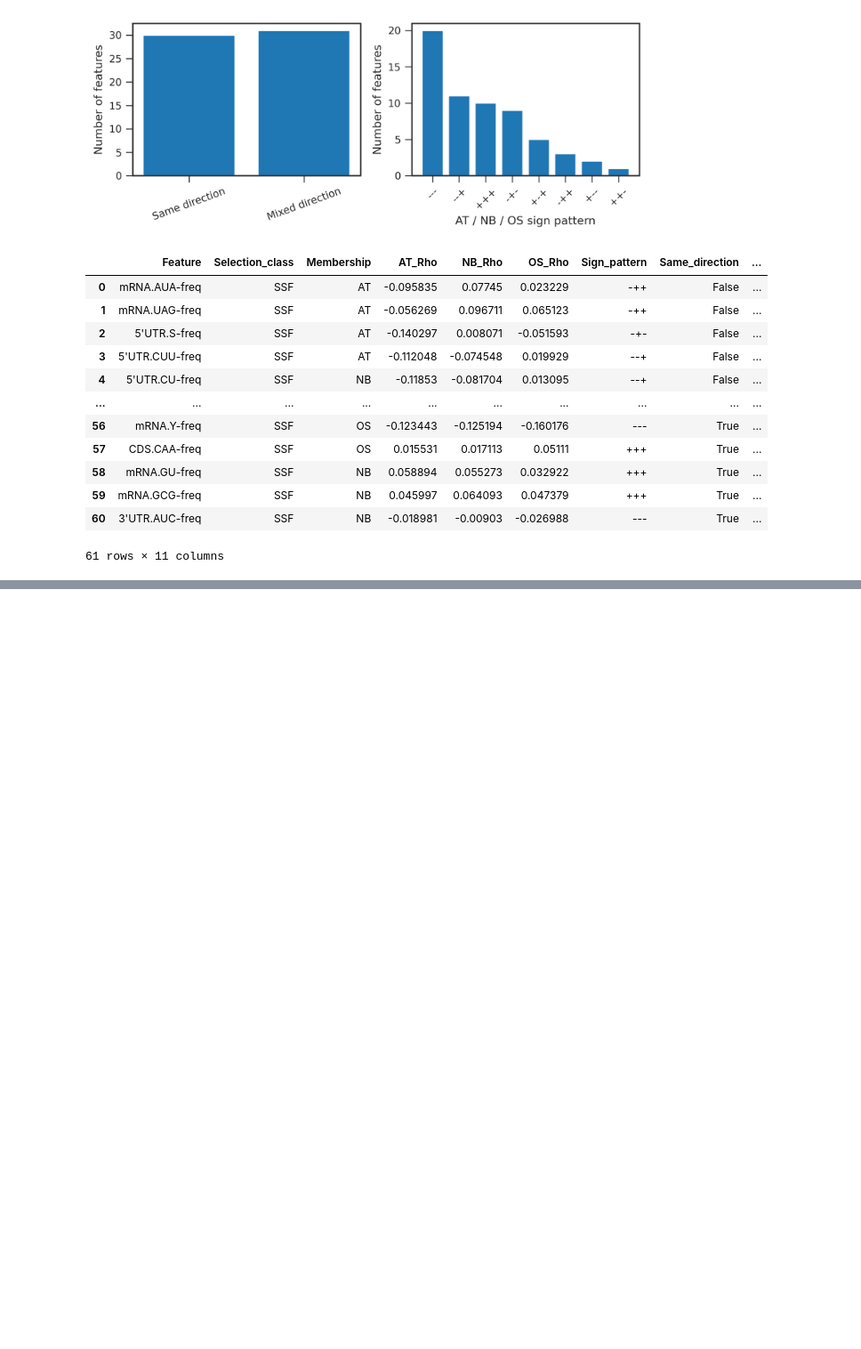
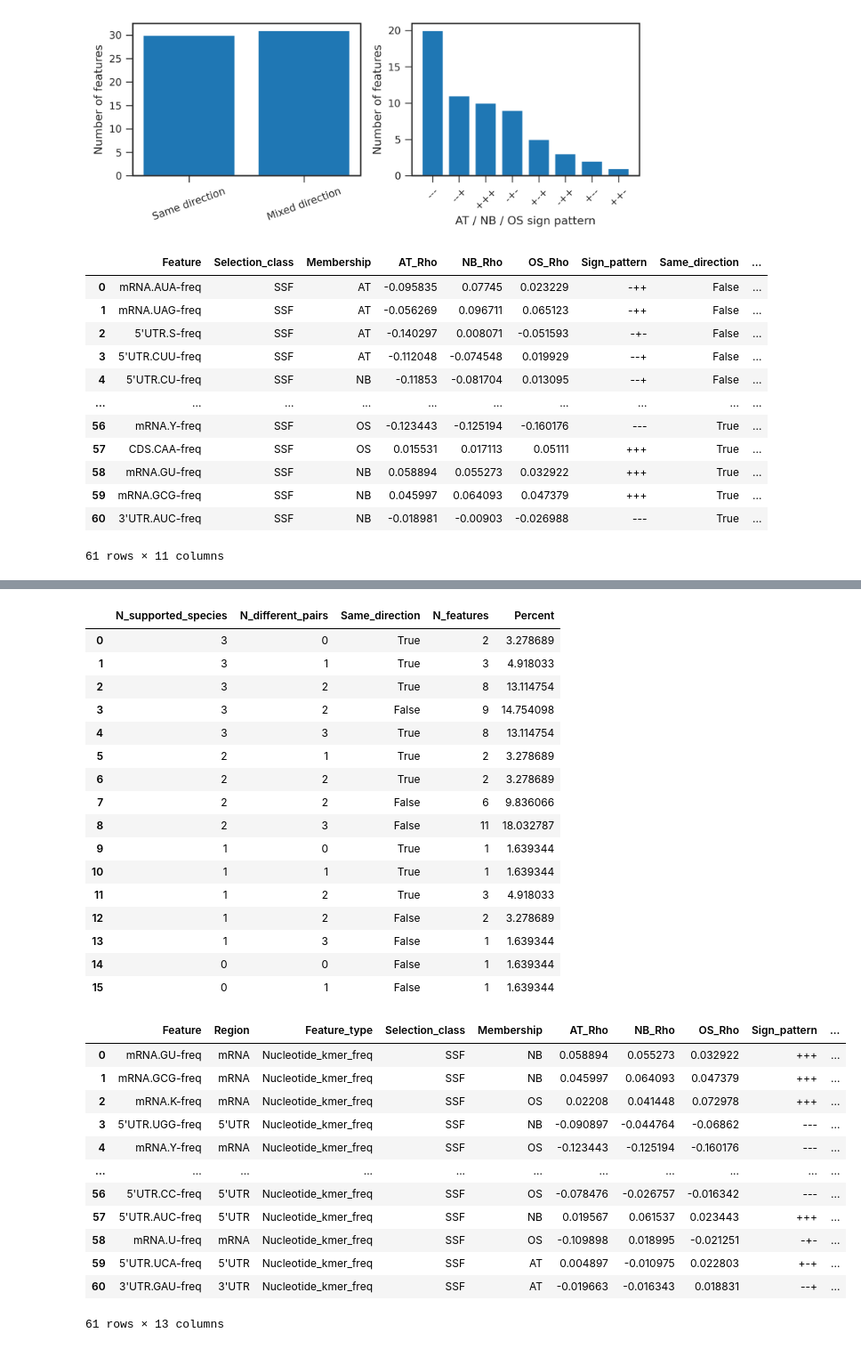
Before and after one commit to ih-11/regression, a Jupyter notebook: notebooks/notebook5.ipynb, the cells around one changed output, grey strips where cells are left out. Shown at 89% size. Saved outputs shown, nothing was run; the diff lists cells and outputs as text; code cells hidden in the pictures; blank space fills up the shorter version.

```diff
--- a/notebooks/notebook5.ipynb
+++ b/notebooks/notebook5.ipynb
@@ -1596,0 +1667,63 @@ plt.show()
+# %%
+# ============================================
+# 16. Joint evidence combinations
+# ============================================
+
+joint_summary_df = (
+    pr_evidence_df
+    .groupby(["N_supported_species", "N_different_pairs", "Same_direction"])
+    .size().rename("N_features").reset_index()
+)
+
+joint_summary_df["Percent"] = 100 * joint_summary_df["N_features"] / len(pr_evidence_df)
+joint_summary_df = joint_summary_df.sort_values(
+    ["N_supported_species", "N_different_pairs", "Same_direction"],
+    ascending=[False, True, False]
+).reset_index(drop=True)
+
+display(joint_summary_df)
+
+joint_feature_df = (
+    pr_evidence_df[
+        ["Feature", "Region", "Feature_type", "Selection_class", "Membership",
+         "AT_Rho", "NB_Rho", "OS_Rho", "Sign_pattern",
+         "N_supported_species", "N_different_pairs", "Same_direction",
+         "Effect_range"]
+    ]
+    .sort_values(["N_supported_species", "N_different_pairs", "Effect_range"],
+                 ascending=[False, True, False])
+    .reset_index(drop=True)
+)
+
+display(joint_feature_df)
+# %% [output]
+|  | N_supported_species | N_different_pairs | Same_direction | N_features | Percent |
+| 0 | 3 | 0 | True | 2 | 3.278689 |
+| 1 | 3 | 1 | True | 3 | 4.918033 |
+| 2 | 3 | 2 | True | 8 | 13.114754 |
+| 3 | 3 | 2 | False | 9 | 14.754098 |
+| 4 | 3 | 3 | True | 8 | 13.114754 |
+| 5 | 2 | 1 | True | 2 | 3.278689 |
+| 6 | 2 | 2 | True | 2 | 3.278689 |
+| 7 | 2 | 2 | False | 6 | 9.836066 |
+| 8 | 2 | 3 | False | 11 | 18.032787 |
+| 9 | 1 | 0 | True | 1 | 1.639344 |
+| 10 | 1 | 1 | True | 1 | 1.639344 |
+| 11 | 1 | 2 | True | 3 | 4.918033 |
+| 12 | 1 | 2 | False | 2 | 3.278689 |
+| 13 | 1 | 3 | False | 1 | 1.639344 |
+| 14 | 0 | 0 | False | 1 | 1.639344 |
+| 15 | 0 | 1 | False | 1 | 1.639344 |
+|  | Feature | Region | Feature_type | Selection_class | Membership | AT_Rho | NB_Rho | OS_Rho | Sign_pattern | ... |
+| 0 | mRNA.GU-freq | mRNA | Nucleotide_kmer_freq | SSF | NB | 0.058894 | 0.055273 | 0.032922 | +++ | ... |
+| 1 | mRNA.GCG-freq | mRNA | Nucleotide_kmer_freq | SSF | NB | 0.045997 | 0.064093 | 0.047379 | +++ | ... |
+| 2 | mRNA.K-freq | mRNA | Nucleotide_kmer_freq | SSF | OS | 0.02208 | 0.041448 | 0.072978 | +++ | ... |
+| 3 | 5'UTR.UGG-freq | 5'UTR | Nucleotide_kmer_freq | SSF | NB | -0.090897 | -0.044764 | -0.06862 | --- | ... |
+| 4 | mRNA.Y-freq | mRNA | Nucleotide_kmer_freq | SSF | OS | -0.123443 | -0.125194 | -0.160176 | --- | ... |
+| ... | ... | ... | ... | ... | ... | ... | ... | ... | ... | ... |
+| 56 | 5'UTR.CC-freq | 5'UTR | Nucleotide_kmer_freq | SSF | OS | -0.078476 | -0.026757 | -0.016342 | --- | ... |
+| 57 | 5'UTR.AUC-freq | 5'UTR | Nucleotide_kmer_freq | SSF | NB | 0.019567 | 0.061537 | 0.023443 | +++ | ... |
+| 58 | mRNA.U-freq | mRNA | Nucleotide_kmer_freq | SSF | OS | -0.109898 | 0.018995 | -0.021251 | -+- | ... |
+| 59 | 5'UTR.UCA-freq | 5'UTR | Nucleotide_kmer_freq | SSF | AT | 0.004897 | -0.010975 | 0.022803 | +-+ | ... |
+| 60 | 3'UTR.GAU-freq | 3'UTR | Nucleotide_kmer_freq | SSF | AT | -0.019663 | -0.016343 | 0.018831 | --+ | ... |
+61 rows × 13 columns
```
Also changed, not shown: parts of 3 cells of this notebook.
